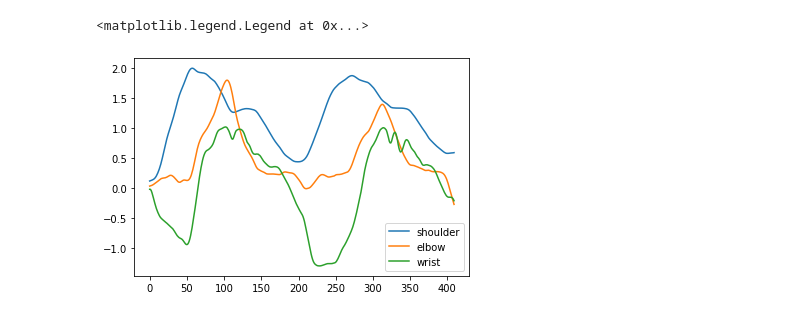
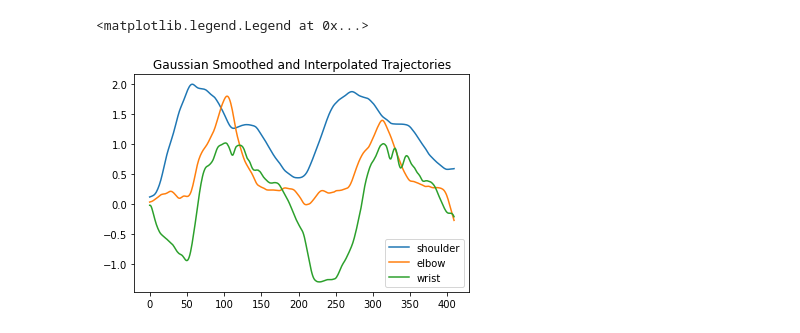
Before and after one commit to TianshuangQiu/Expressive-MP, a Jupyter notebook: json_extraction.ipynb, the cells around one changed output. Cells and saved outputs as stored; diff of their text form; code cells hidden in the pictures.

```diff
--- a/json_extraction.ipynb
+++ b/json_extraction.ipynb
@@ -74,6 +81,9 @@ theta_list = []
 
 for n in range(1345):
     d = readfile(n)["people"][0]
+    if n == 0:
+        print("OpenPose output:\n")
+        print(d)
     series = d['pose_keypoints_2d']
     pt0 = series[0:2]
     pt1 = series[3:5]
@@ -101,11 +124,12 @@ t = np.arange(len(data[0])) / FRAMERATE
 # %%
 plt.plot(np.arange(len(data[0])), data[0], label="shoulder")
 plt.plot(np.arange(len(data[0])), data[1] - data[0], label="elbow")
 plt.plot(np.arange(len(data[0])), data[2] - data[1], label="wrist")
+plt.title("Gaussian Smoothed and Interpolated Trajectories")
 plt.legend()
 # %% [output]
 <matplotlib.legend.Legend at 0x...>
-[figure, old version]
+[figure, new version]
 # %%
 # output = np.vstack([t,
 #                     np.zeros_like(t),
```
Also changed, not shown: parts of 8 cells of this notebook, 2 other files.
